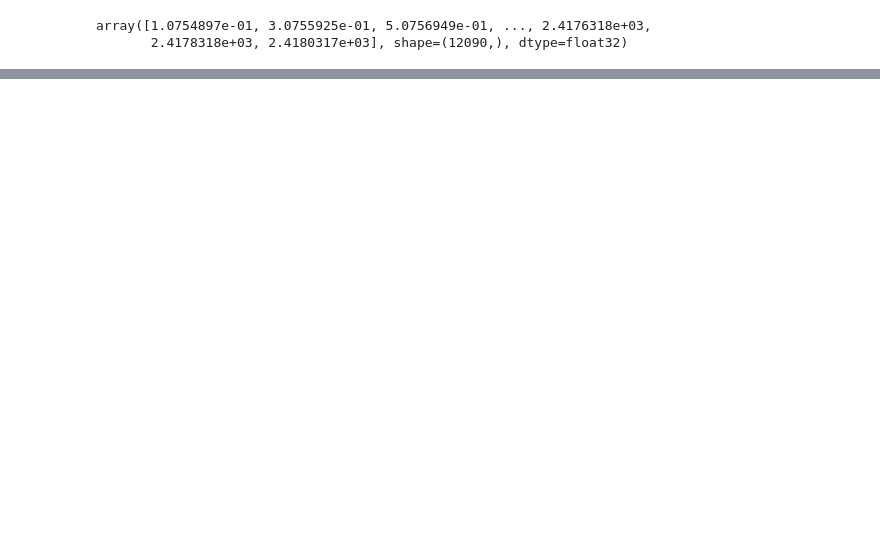
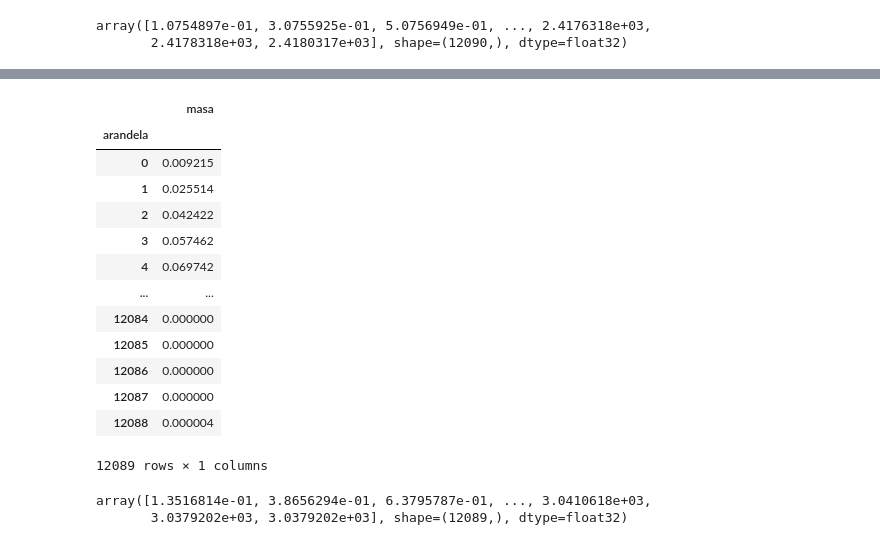
Before and after one commit to sperezp23/Analizador_de_Galaxias, a Jupyter notebook: Ensayos.ipynb, the cells around one changed output, grey strips where cells are left out. Cells and saved outputs as stored; diff of their text form; code cells hidden in the pictures; blank space fills up the shorter version.

```diff
--- a/Ensayos.ipynb
+++ b/Ensayos.ipynb
@@ -350,0 +353,22 @@ perfil_de_densidad_superficial
+# %%
+disco_df[['masa','arandela']].groupby('arandela').sum()
+# %% [output]
+|  | masa |
+| arandela |  |
+| 0 | 0.009215 |
+| 1 | 0.025514 |
+| 2 | 0.042422 |
+| 3 | 0.057462 |
+| 4 | 0.069742 |
+| ... | ... |
+| 12084 | 0.000000 |
+| 12085 | 0.000000 |
+| 12086 | 0.000000 |
+| 12087 | 0.000000 |
+| 12088 | 0.000004 |
+12089 rows × 1 columns
+# %%
+area_arandelas
+# %% [output]
+array([1.3516814e-01, 3.8656294e-01, 6.3795787e-01, ..., 3.0410618e+03,
+       3.0379202e+03, 3.0379202e+03], shape=(12089,), dtype=float32)
```
Also changed, not shown: parts of 11 cells of this notebook.
